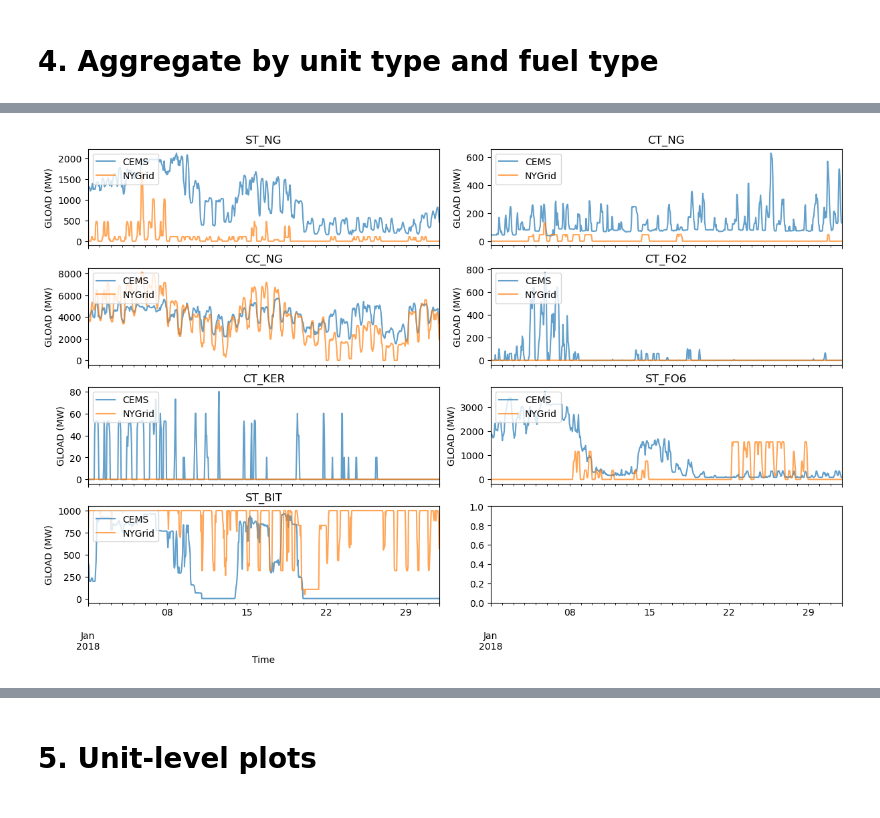
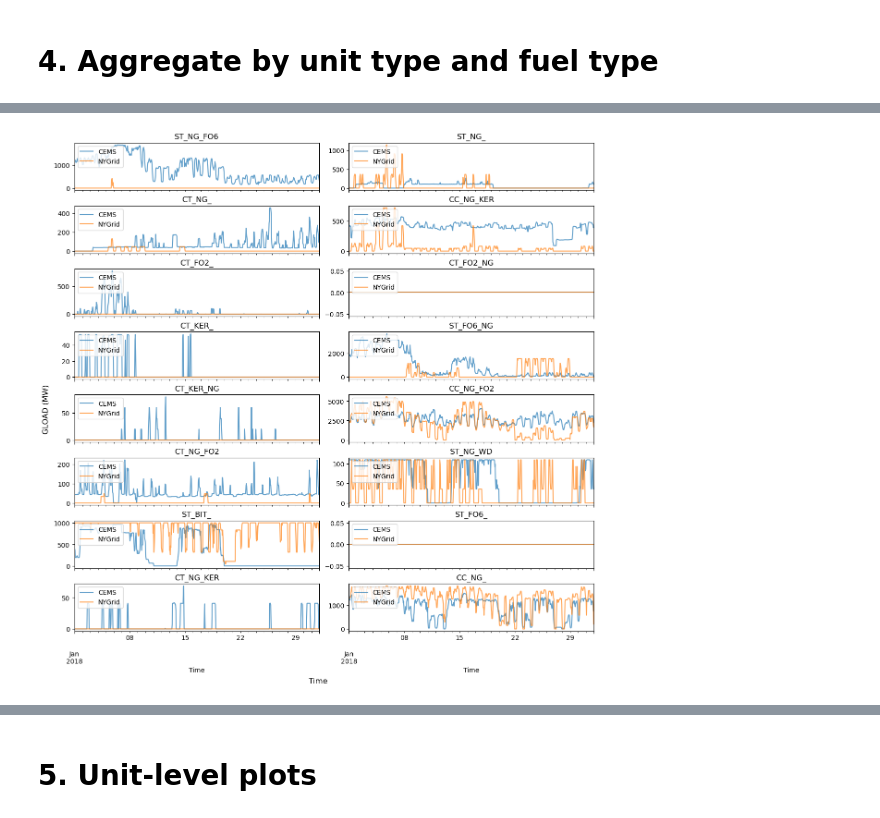
Before and after one commit to boyuan276/NYgrid-python, a Jupyter notebook: examples/compare_thermal_gen.ipynb, the cells around one changed output, grey strips where cells are left out. Saved outputs shown, nothing was run; the diff lists cells and outputs as text; code cells hidden in the pictures.

```diff
--- a/examples/compare_thermal_gen.ipynb
+++ b/examples/compare_thermal_gen.ipynb
@@ -142,8 +142,9 @@ nygrid_heat_input_df = nygrid_heat_input_df.loc[:, ~nygrid_heat_input_df.columns
 # %% [markdown]
 # 4. Aggregate by unit type and fuel type
 # %%
-gen_fuel = gen_combiner[['GEN_NAME','Unit Type', 'Fuel Type Primary']].copy()
-gen_fuel['GEN_FUEL'] = gen_fuel['Unit Type'] + '_' + gen_fuel['Fuel Type Primary']
+gen_fuel = gen_combiner[['GEN_NAME','Unit Type', 'Fuel Type Primary', 'Fuel Type Secondary']].copy()
+gen_fuel['GEN_FUEL'] = gen_fuel['Unit Type'] + '_' + gen_fuel['Fuel Type Primary'] \
+    + '_' + gen_fuel['Fuel Type Secondary']
 gen_fuel_dict = gen_fuel.set_index('GEN_NAME')['GEN_FUEL'].to_dict()
 
 # GlOAD grouped by unit type and fuel type
@@ -156,13 +159,18 @@ array(['ST_NG', 'CT_NG', 'CC_NG', 'CT_FO2', 'CT_KER', 'ST_FO6', 'ST_BIT'],
 # %%
 # By unit type and fuel type, whole year
 num_gen_fuel = len(gen_fuel['GEN_FUEL'].unique())
-fig, axs = plt.subplots(num_gen_fuel//2+1, 2, figsize=(12, 8),
+fig, axs = plt.subplots(num_gen_fuel//2, 2, figsize=(12, 12),
                         sharex=True, layout='constrained')
+
 for ii, gen_fuel_type in enumerate(gen_fuel['GEN_FUEL'].unique()):
     ax = axs.flatten()[ii]
     cems_gload_summary[gen_fuel_type].plot(ax=ax, alpha=0.7)
     nygrid_gload_summary[gen_fuel_type].plot(ax=ax, alpha=0.7)
     ax.set_title(gen_fuel_type)
-    ax.set_ylabel('GLOAD (MW)')
+
     ax.legend(['CEMS', 'NYGrid'], loc='upper left')
+
+fig.supxlabel('Time')
+fig.supylabel('GLOAD (MW)')
+fig.show()
 # %% [output]
@@ -170,17 +178,20 @@ for ii, gen_fuel_type in enumerate(gen_fuel['GEN_FUEL'].unique()):
 # %%
 # By unit type and fuel type, January
 num_gen_fuel = len(gen_fuel['GEN_FUEL'].unique())
-fig, axs = plt.subplots(num_gen_fuel//2+1, 2, figsize=(12, 8),
+fig, axs = plt.subplots(num_gen_fuel//2, 2, figsize=(12, 12),
                         sharex=True, layout='constrained')
 for ii, gen_fuel_type in enumerate(gen_fuel['GEN_FUEL'].unique()):
     ax = axs.flatten()[ii]
     cems_gload_summary[gen_fuel_type].loc['2018-01'].plot(ax=ax, alpha=0.7)
     nygrid_gload_summary[gen_fuel_type].loc['2018-01'].plot(ax=ax, alpha=0.7)
     ax.set_title(gen_fuel_type)
-    ax.set_ylabel('GLOAD (MW)')
     ax.legend(['CEMS', 'NYGrid'], loc='upper left')
+
+fig.supxlabel('Time')
+fig.supylabel('GLOAD (MW)')
+fig.show()
 # %% [output]
-[figure, old version]
+[figure, new version]
 # %%
 # By unit type and fuel type, July
 num_gen_fuel = len(gen_fuel['GEN_FUEL'].unique())
```
Also changed, not shown: parts of 6 cells of this notebook, 26 other files.
